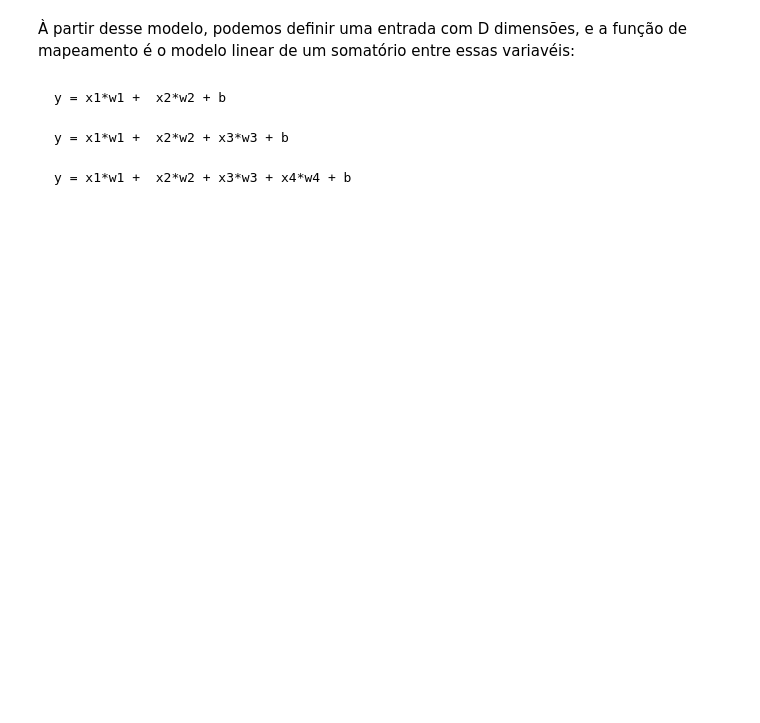
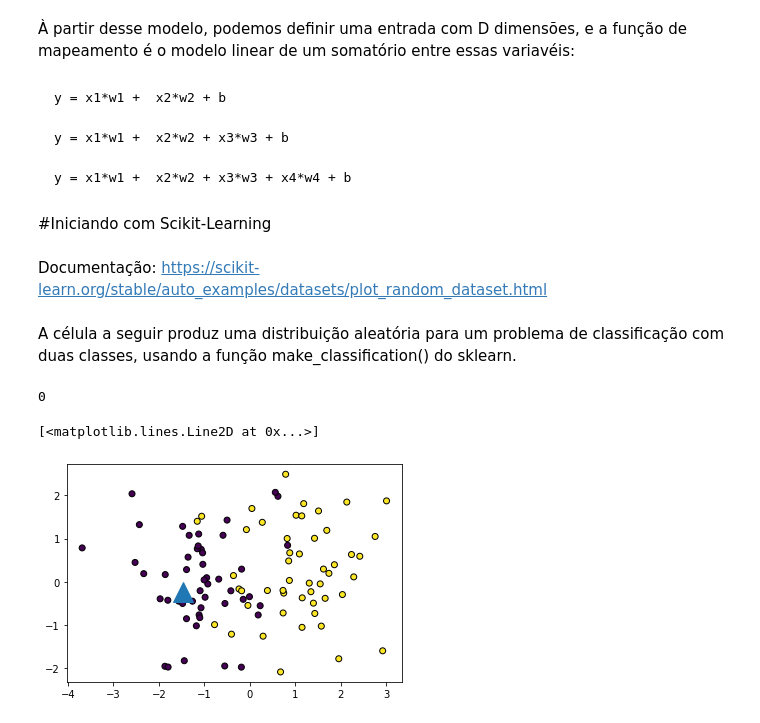
Before and after one commit to ClovisMonteiro/Redes_neurais, a Jupyter notebook: Classificação_Linear.ipynb, the cells around one changed output. Drawn from its saved outputs; the diff is of its cells as text; code cells hidden in the pictures; blank space fills up the shorter version.

````diff
--- a/Classificação_Linear.ipynb
+++ b/Classificação_Linear.ipynb
@@ -99,3 +97,26 @@ y = x1*w1 +  x2*w2 + x3*w3 + b
 ```
 y = x1*w1 +  x2*w2 + x3*w3 + x4*w4 + b
 ```
+# %% [markdown]
+#Iniciando com Scikit-Learning
+# %% [markdown]
+Documentação: https://scikit-learn.org/stable/auto_examples/datasets/plot_random_dataset.html
+# %% [markdown]
+A célula a seguir produz uma distribuição aleatória para um problema de classificação com duas classes, usando a função make_classification() do sklearn.
+# %%
+from sklearn.datasets import make_classification
+import matplotlib.pyplot as plt
+import numpy as np
+
+np.random.seed(46)
+
+X, Y = make_classification(n_features = 2, n_redundant = 0, n_informative = 1, n_clusters_per_class = 1)
+plt.scatter(X[:, 0], X[:, 1], marker = 'o', c=Y, edgecolor = 'k')
+
+p = X[10]
+print(Y[10])
+plt.plot(p[0], p[1], marker='^', markersize = 20)
+# %% [output]
+0
+[<matplotlib.lines.Line2D at 0x...>]
+[figure, added]
````
Also changed, not shown: parts of 14 cells of this notebook.
